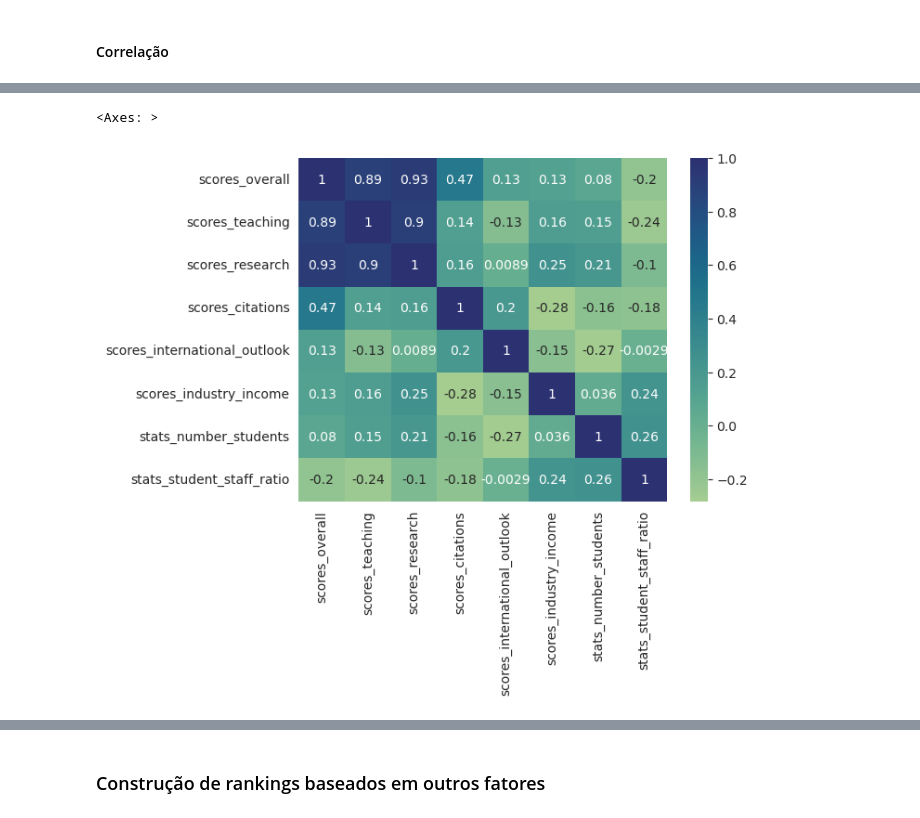
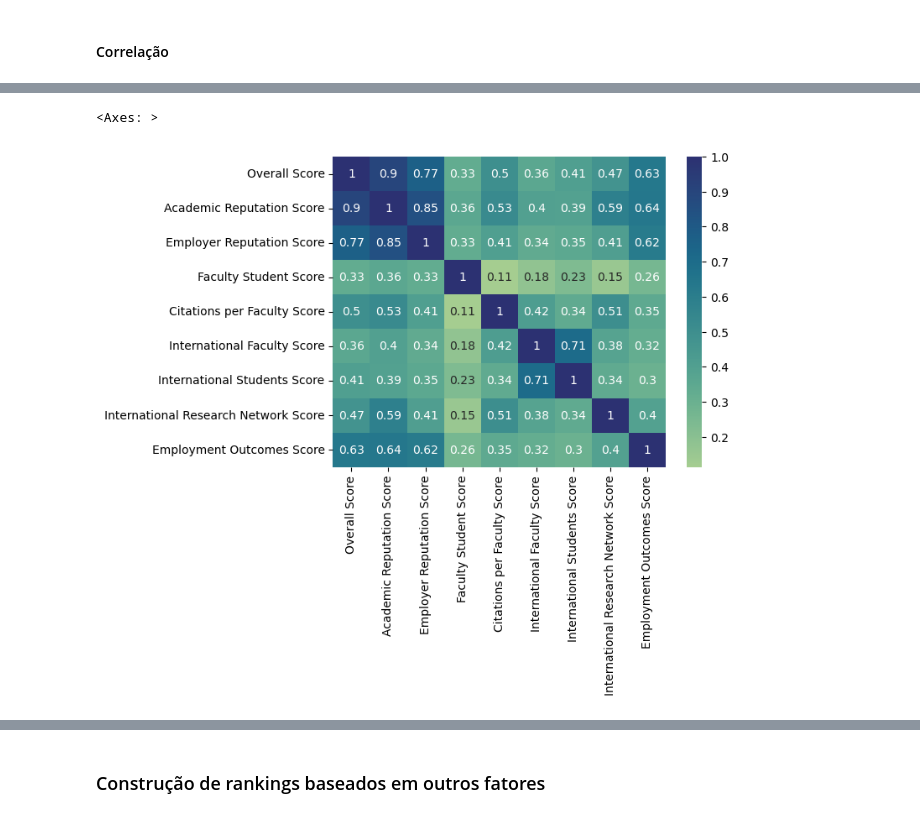
Before and after one commit to RodolfoPCruz/education_analysis, a Jupyter notebook: QS Ranking/QS Ranking.ipynb, the cells around one changed output, grey strips where cells are left out. Cells and saved outputs as stored; diff of their text form; code cells hidden in the pictures.

Commit message:
feat : Analise da correlacao entre fatores usados na construcao dos rankings

```diff
--- a/QS Ranking/QS Ranking.ipynb
+++ b/QS Ranking/QS Ranking.ipynb
@@ -6,6 +6,9 @@ import plotly.express as px
 import matplotlib.pyplot as plt
 
 import glob
+# %%
+#Estilo de gráfio que será gerado
+plt.style.use('seaborn-v0_8')
 # %% [markdown]
 # Ranking Melhores Universidades (2025)
 
@@ -799,4 +801,9 @@ scores_overall univerisade na posição 200: 48.3–51.6
+# %%
+#fatores que serão analisados através da correlação
+fatores_analisados=['Overall Score','Academic Reputation Score','Employer Reputation Score','Faculty Student Score','Citations per Faculty Score','International Faculty Score',
+                    'International Students Score','International Research Network Score','Employment Outcomes Score']
 # %%
-#Calcular a correlação para os 6 fatores considerados
-dados_2024.loc[:199,fatores_analisados].corr()
+#Calcular a correlação para os 10 fatores considerados
+corr_2023_2025=df_qs_2023_2025.loc[:,fatores_analisados].corr()
+corr_2023_2025
 # %% [output]
@@ -828,9 +836,9 @@ Alguns pontos interessantes verificados no cálculo da correlação linear:
 # %%
 #plotar correlação entre os seis fatores considerados usando seaborn
 import matplotlib.pyplot as plt
-sns.heatmap(dados_2024.loc[:199,fatores_analisados].corr(), annot=True,cmap="crest")
+sns.heatmap(corr_2023_2025, annot=True,cmap="crest")
 # %% [output]
 <Axes: >
-[figure, old version]
+[figure, new version]
 # %%
 ##plotar correlação entre os seis fatores considerados usando plotly
```
Also changed, not shown: parts of 26 cells of this notebook, 1 other file.
